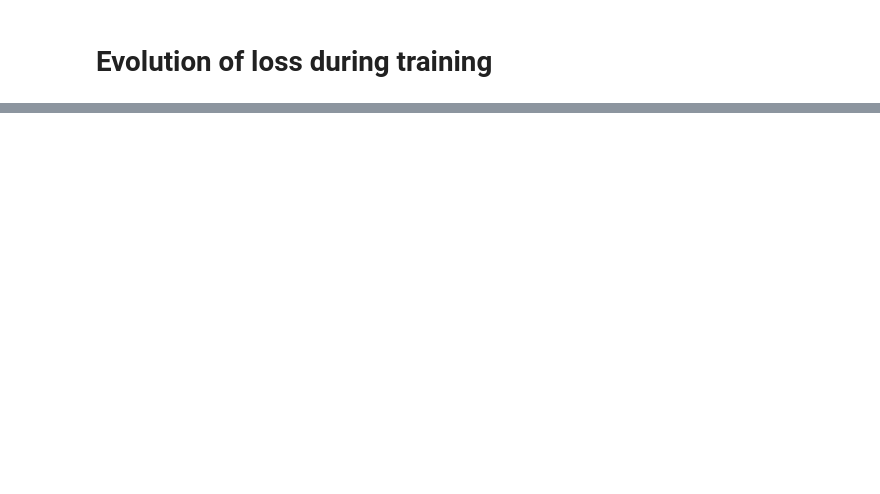
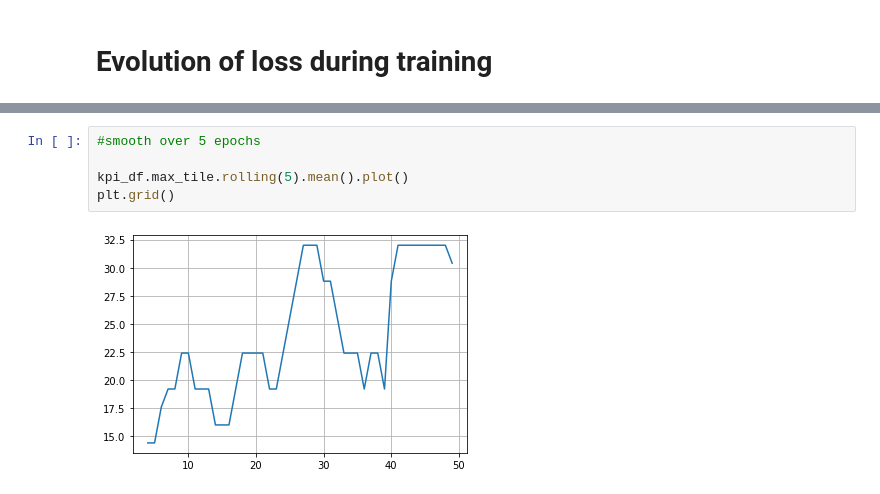
Before and after one commit to klegoff/2048WithDeepQLearning, a Jupyter notebook: modelExploitation.ipynb, the cells around one changed output, grey strips where cells are left out. Cells and saved outputs as stored; diff of their text form; blank space fills up the shorter version.

```diff
--- a/modelExploitation.ipynb
+++ b/modelExploitation.ipynb
@@ -89,0 +118,7 @@ for e in range(100):
+# %%
+#smooth over 5 epochs
+
+kpi_df.max_tile.rolling(5).mean().plot()
+plt.grid()
+# %% [output]
+[figure, added]
```
Also changed, not shown: parts of 18 cells of this notebook.
